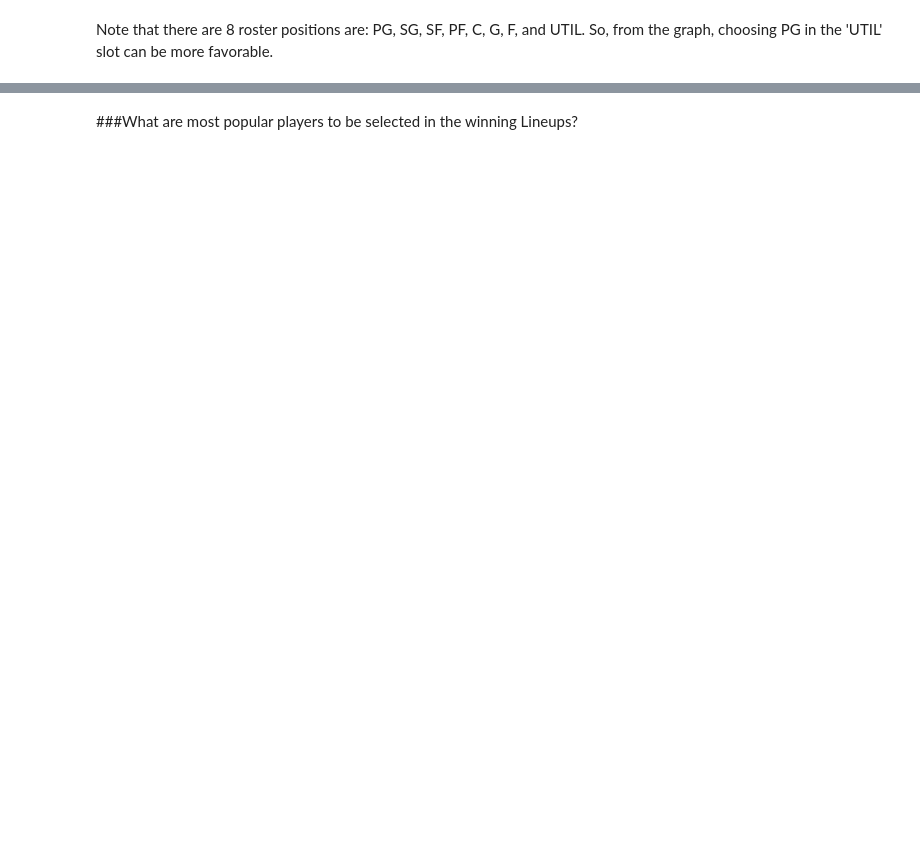
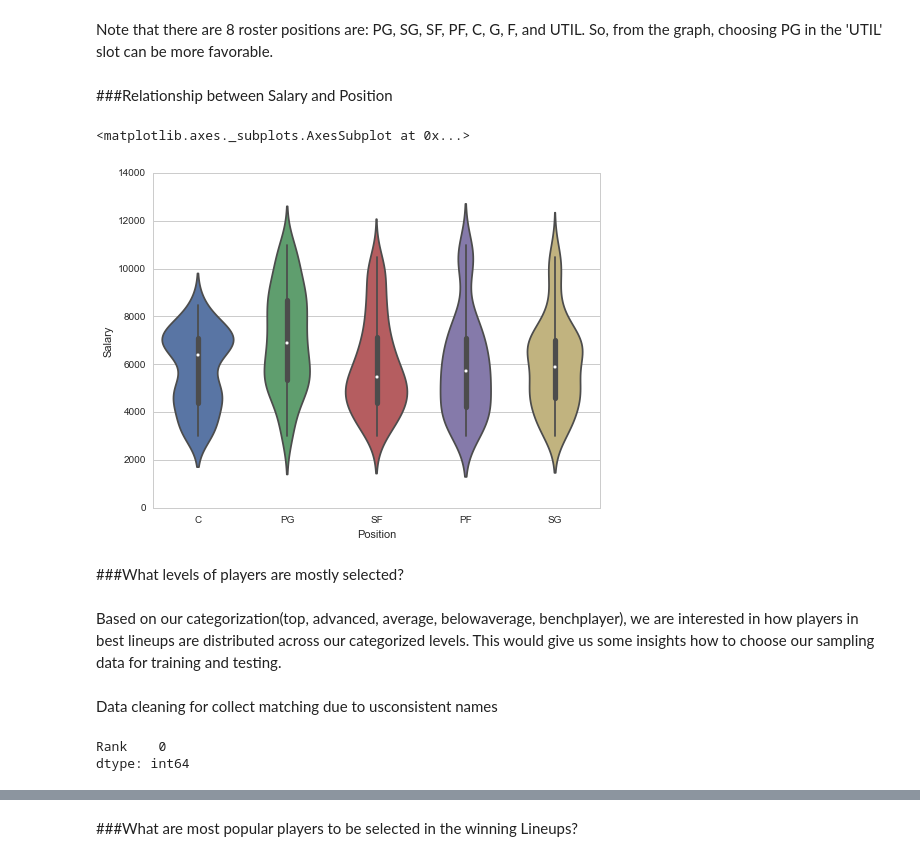
Before and after one commit to jpzhangvincent/NBAFantasySportBetting-ML-project, a Jupyter notebook: Data Munging& EDA/EDA for the best LineUp record.ipynb, the cells around one changed output, grey strips where cells are left out. Saved outputs shown, nothing was run; the diff lists cells and outputs as text; code cells hidden in the pictures; blank space fills up the shorter version.

```diff
--- a/Data Munging& EDA/EDA for the best LineUp record.ipynb
+++ b/Data Munging& EDA/EDA for the best LineUp record.ipynb
@@ -106,2 +99,17 @@ sns.factorplot(x="Position", y='Frequency',data=tt,kind='bar')
 # %% [markdown]
 Note that there are 8 roster positions are: PG, SG, SF, PF, C, G, F, and UTIL. So, from the graph, choosing PG in the 'UTIL' slot can be more favorable.
+# %% [markdown]
+###Relationship between Salary and Position
+# %%
+plt.figure(figsize=(8, 6))
+sns.violinplot(x="Position", y="Salary", data=pastwinners)
+# %% [output]
+<matplotlib.axes._subplots.AxesSubplot at 0x...>
+[figure, added]
+# %% [markdown]
+###What levels of players are mostly selected?
+# %% [markdown]
+Based on our categorization(top, advanced, average, belowaverage, benchplayer),
+we are interested in how players in best lineups are distributed across our categorized levels. This would give us some insights how to choose our sampling data for training and testing.
+# %% [markdown]
+Data cleaning for collect matching due to usconsistent names
@@ -107,0 +128,5 @@ Note that there are 8 roster positions are: PG, SG, SF, PF, C, G, F, and UTIL. S
+# %%
+pastwinners_wrank[['Rank']].apply(lambda x: sum(x.isnull())) #all correct matches
+# %% [output]
+Rank    0
+dtype: int64
```
Also changed, not shown: parts of 45 cells of this notebook, 5 other files.
